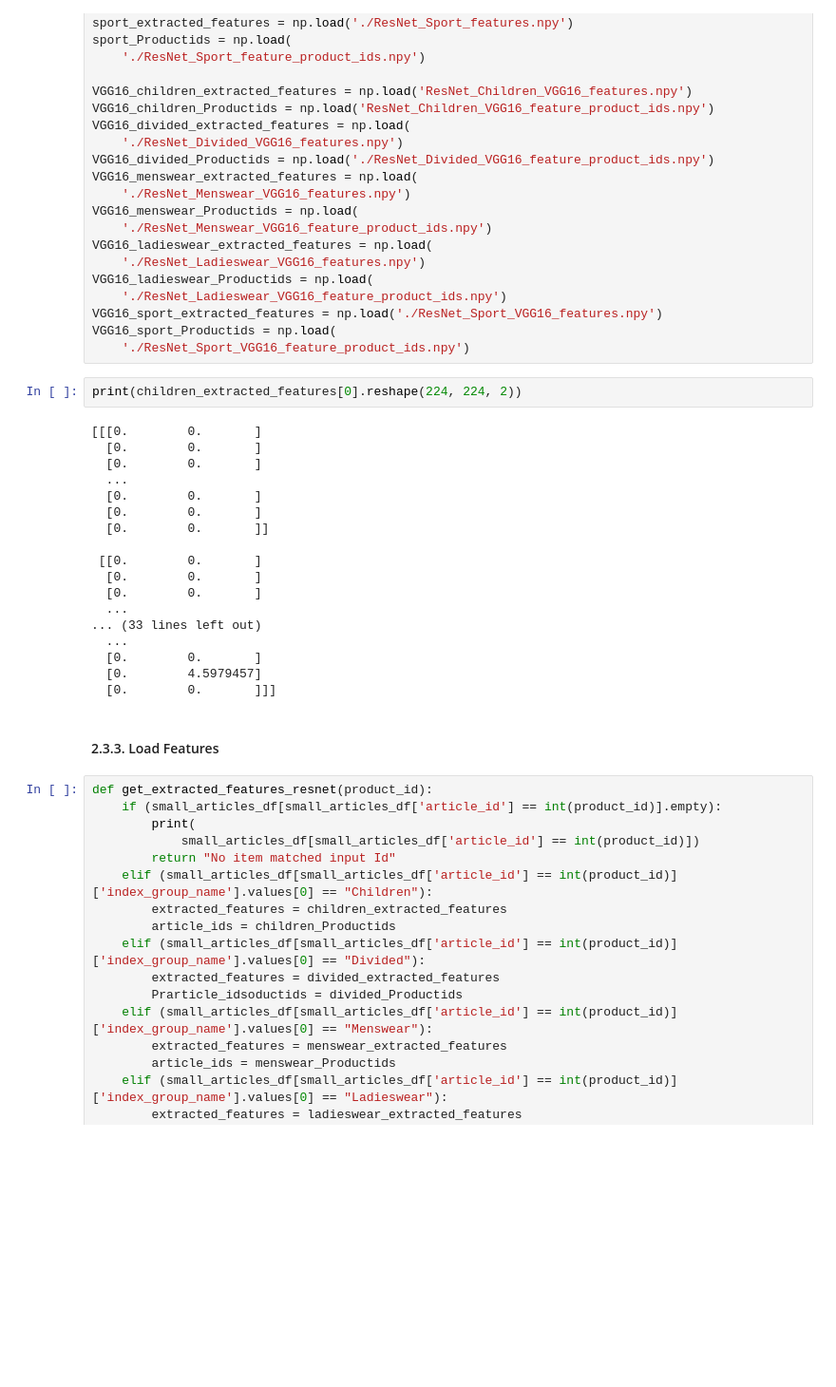
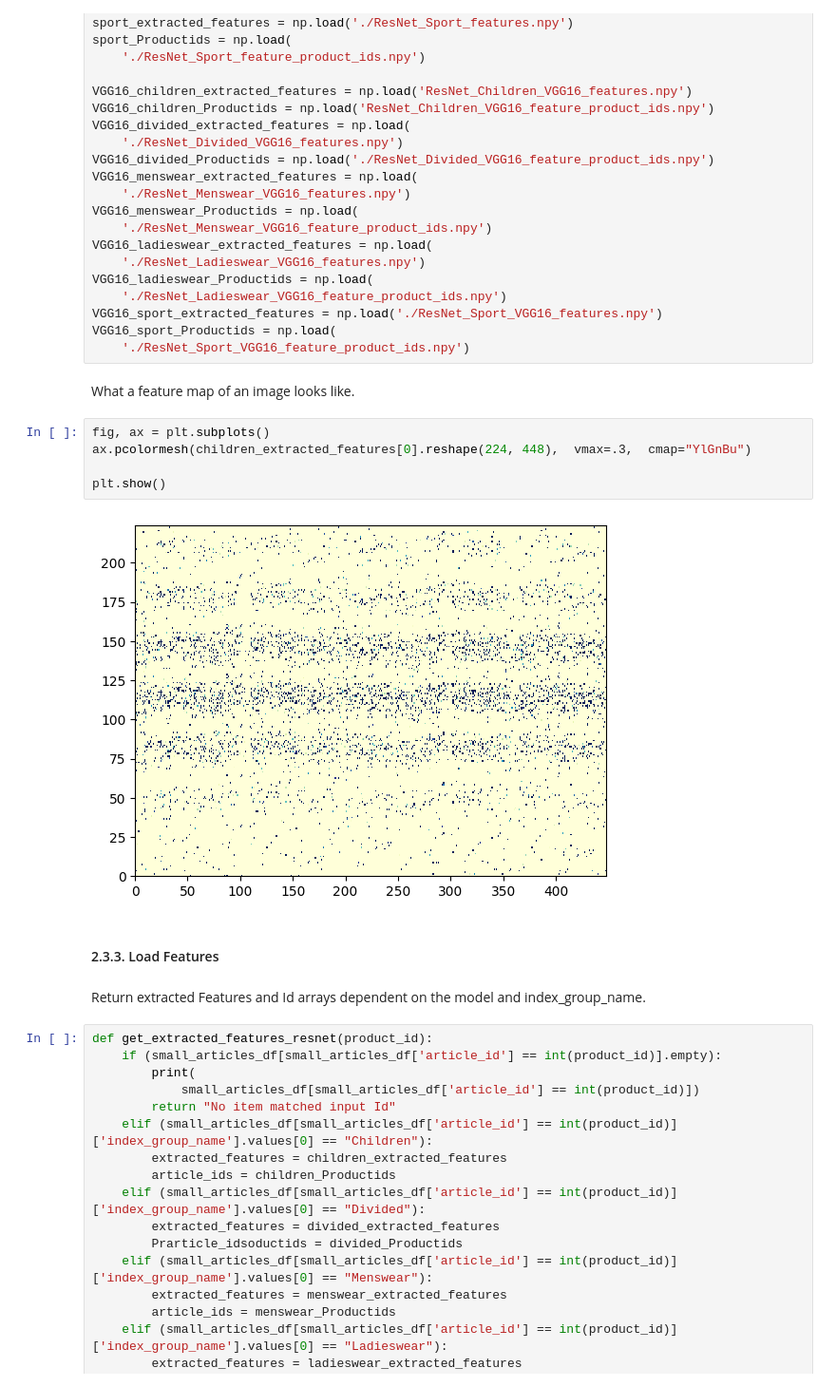
Before and after one commit to GiangNguyenn/FinalAssignmentGroup03, a Jupyter notebook: refactor_asm_3.ipynb, the cells around one changed output. Shown at 95% size. Drawn from its saved outputs; the diff is of its cells as text; blank space fills up the shorter version.

```diff
--- a/refactor_asm_3.ipynb
+++ b/refactor_asm_3.ipynb
@@ -1262,28 +1293,19 @@ VGG16_ladieswear_Productids = np.load(
 VGG16_sport_extracted_features = np.load('./ResNet_Sport_VGG16_features.npy')
 VGG16_sport_Productids = np.load(
     './ResNet_Sport_VGG16_feature_product_ids.npy')
-# %%
-print(children_extracted_features[0].reshape(224, 224, 2))
-# %% [output]
-[[[0.        0.       ]
-  [0.        0.       ]
-  [0.        0.       ]
-  ...
-  [0.        0.       ]
-  [0.        0.       ]
-  [0.        0.       ]]
-
- [[0.        0.       ]
-  [0.        0.       ]
-  [0.        0.       ]
-  ...
-... (33 lines left out)
-  ...
-  [0.        0.       ]
-  [0.        4.5979457]
-  [0.        0.       ]]]
+# %% [markdown]
+What a feature map of an image looks like.
+# %%
+fig, ax = plt.subplots()
+ax.pcolormesh(children_extracted_features[0].reshape(224, 448),  vmax=.3,  cmap="YlGnBu")
+
+plt.show()
+# %% [output]
+[figure, added]
 # %% [markdown]
 #### 2.3.3. Load Features
+# %% [markdown]
+Return extracted Features and Id arrays dependent on the model and index_group_name.
 # %%
 def get_extracted_features_resnet(product_id):
     if (small_articles_df[small_articles_df['article_id'] == int(product_id)].empty):
```
Also changed, not shown: parts of 12 cells of this notebook.
